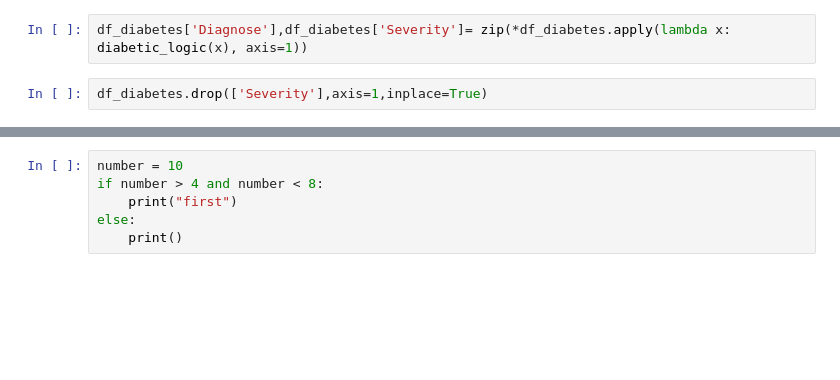
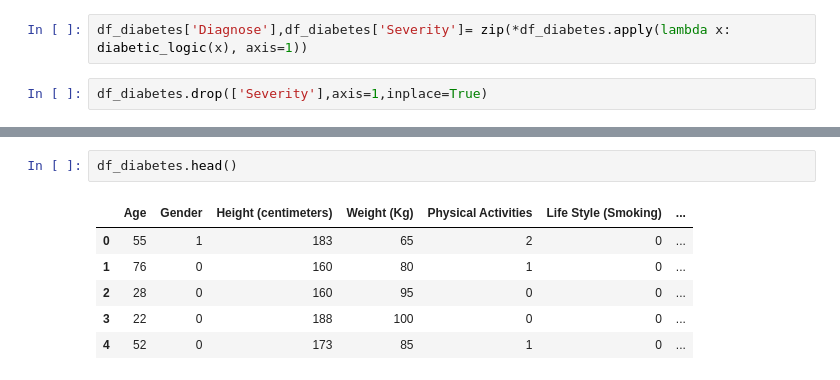
Before and after one commit to Muhammad-Usama-Arain/Diabetes-Early-Pridiction, a Jupyter notebook: FYP PROJECT/Random.ipynb, the cells around one changed output, grey strips where cells are left out. Saved outputs shown, nothing was run; the diff lists cells and outputs as text; blank space fills up the shorter version.

```diff
--- a/FYP PROJECT/Random.ipynb
+++ b/FYP PROJECT/Random.ipynb
@@ -501,6 +189,9 @@ df_diabetes.columns=["Age","Gender","Height (centimeters)","Weight (Kg)","Physic
-# %%
-number = 10
-if number > 4 and number < 8:
-    print("first")
-else:
-    print()
+# %%
+df_diabetes.head()
+# %% [output]
+|  | Age | Gender | Height (centimeters) | Weight (Kg) | Physical Activities | Life Style (Smoking) | ... |
+| 0 | 55 | 1 | 183 | 65 | 2 | 0 | ... |
+| 1 | 76 | 0 | 160 | 80 | 1 | 0 | ... |
+| 2 | 28 | 0 | 160 | 95 | 0 | 0 | ... |
+| 3 | 22 | 0 | 188 | 100 | 0 | 0 | ... |
+| 4 | 52 | 0 | 173 | 85 | 1 | 0 | ... |
```
Also changed, not shown: parts of 22 cells of this notebook.
